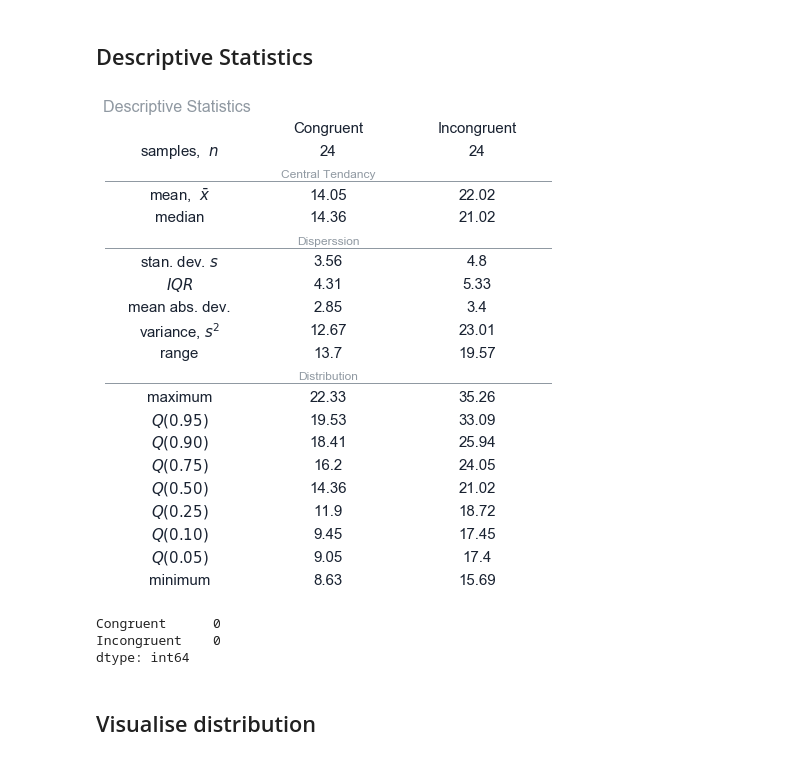
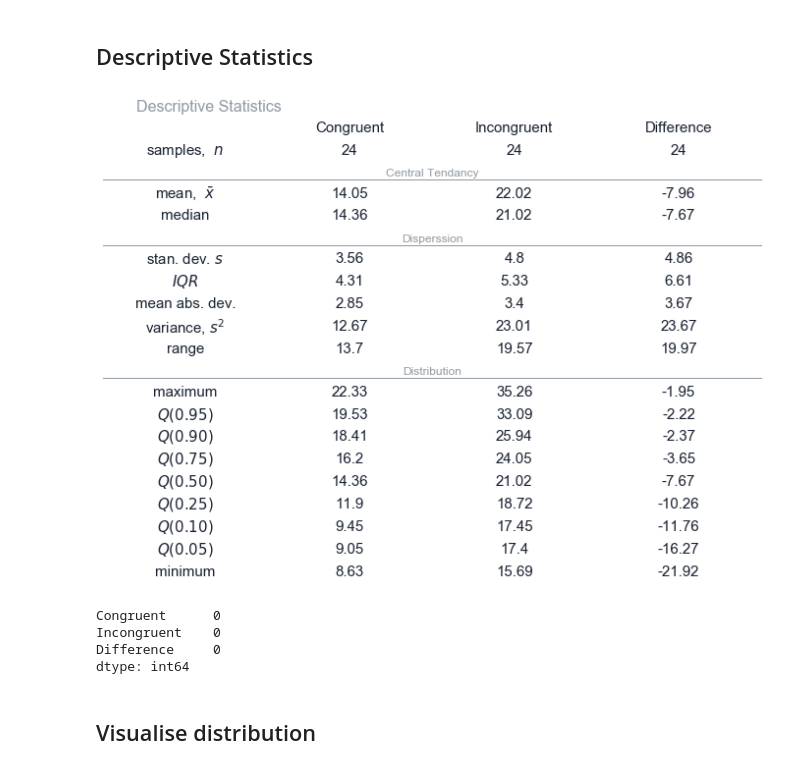
Before and after one commit to AdmcCarthy/Stroop_Effect, a Jupyter notebook: resources/ipython_notebook/Stroop Experiment.ipynb, the cells around one changed output. Cells and saved outputs as stored; diff of their text form; code cells hidden in the pictures.

```diff
--- a/resources/ipython_notebook/Stroop Experiment.ipynb
+++ b/resources/ipython_notebook/Stroop Experiment.ipynb
@@ -35,16 +36,21 @@ df.head(4)
 | 3 | 8.630 | 15.687 |
 # %% [markdown]
 ## Descriptive Statistics
+# %%
+df["Difference"] = df["Congruent"] - df["Incongruent"]
 # %%
-descriptive_table(df[["Congruent", "Incongruent"]], ["Congruent", "Incongruent"])
+descriptive_table(df[["Congruent", "Incongruent", "Difference"]],
+                  ["Congruent", "Incongruent", "Difference"],
+                  fig_size=(12, 8))
 # %% [output]
-[figure, old version]
+[figure, new version]
 # %%
 # Number of times congruent takes a greater time than incongruent test
 (df[df["Congruent"] > df["Incongruent"]]).count()
 # %% [output]
 Congruent      0
 Incongruent    0
+Difference     0
 dtype: int64
 # %% [markdown]
 ## Visualise distribution
```
Also changed, not shown: parts of 5 cells of this notebook, 3 other files.
